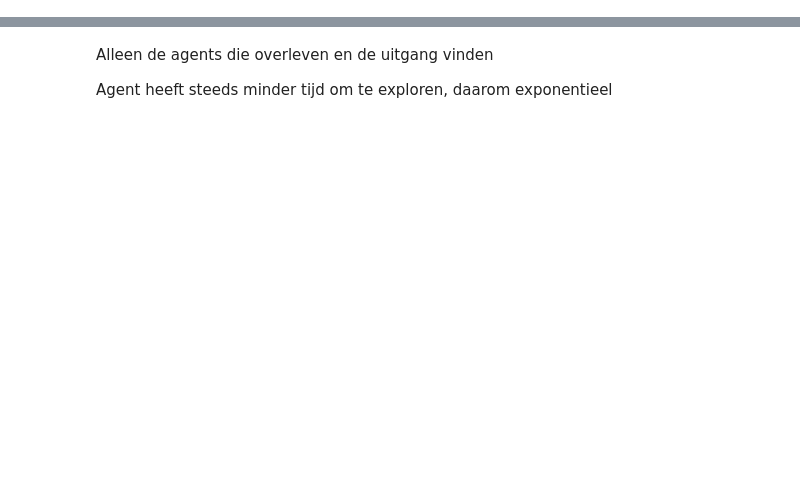
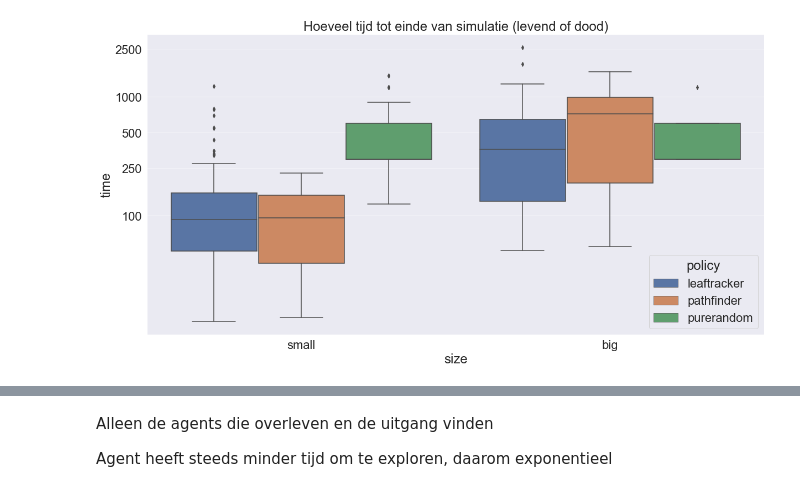
Before and after one commit to MariaDukmak/MazeRunner, a Jupyter notebook: analysis/Data analyse.ipynb, the cells around one changed output, grey strips where cells are left out. Cells and saved outputs as stored; diff of their text form; code cells hidden in the pictures; blank space fills up the shorter version.

```diff
--- a/analysis/Data analyse.ipynb
+++ b/analysis/Data analyse.ipynb
@@ -93,0 +96,15 @@ Bij deze analyse laten wij de verschilden snelheden zien van de policies om de u
+# %%
+df_base_all = pd.concat([base_small_all, base_big_all])
+df_base_alive = df_base_all[df_base_all.found_exit != -1]
+# %%
+plt.figure(figsize=(20, 10))
+ax = sns.boxplot(data=df_base_all, x='size', y='time', hue='policy', width=0.85)
+
+ax.set_yscale("log")
+y_points = [100, 250, 500, 1000, 2500]
+ax.set_yticks(y_points)
+ax.set_yticklabels(y_points)
+
+ax = ax.set_title('Hoeveel tijd tot einde van simulatie (levend of dood)')
+# %% [output]
+[figure, added]
```
Also changed, not shown: parts of 30 cells of this notebook, 3 other files.
